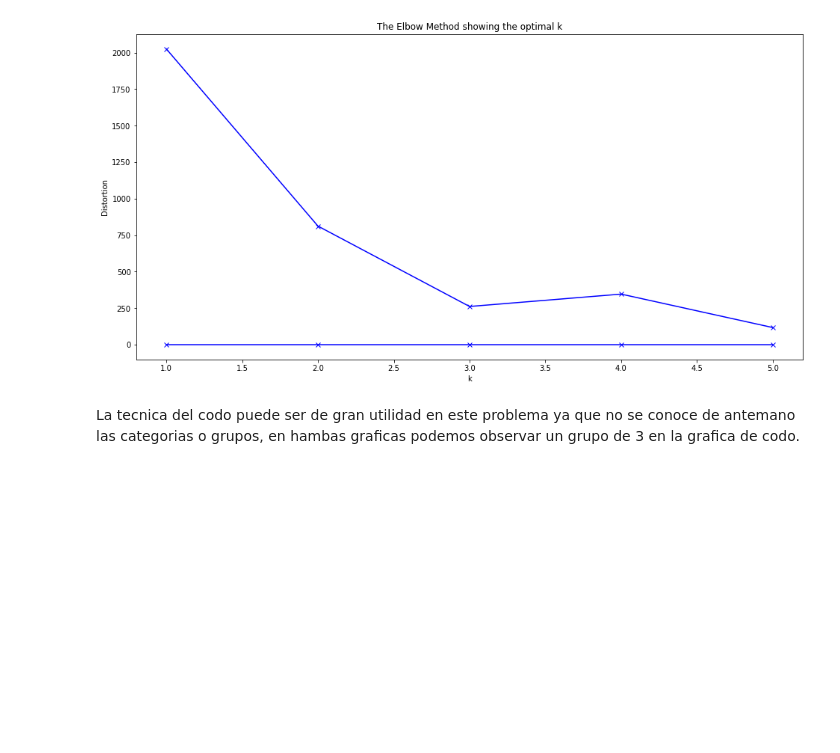
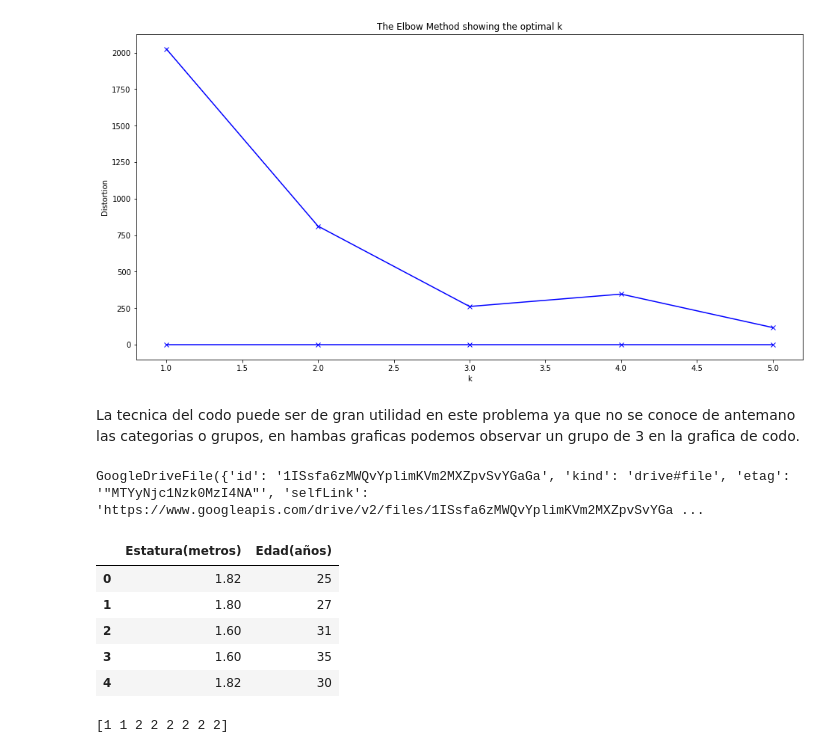
Before and after one commit to bhlr/-statisticalLearningii, a Jupyter notebook: lab1/lab1_SL2.ipynb, the cells around one changed output. Drawn from its saved outputs; the diff is of its cells as text; code cells hidden in the pictures; blank space fills up the shorter version.

```diff
--- a/lab1/lab1_SL2.ipynb
+++ b/lab1/lab1_SL2.ipynb
@@ -176,3 +176,27 @@ plt.show()
 [figure]
 # %% [markdown]
 La tecnica del codo puede ser de gran utilidad en este problema ya que no se conoce de antemano las categorias o grupos, en hambas graficas podemos observar un grupo de 3 en la grafica de codo.
+# %%
+#2. Get the file
+downloaded = drive.CreateFile({'id':"1ISsfa6zMWQvYplimKVm2MXZpvSvYGaGa"})   # replace the id with id of file you want to access
+downloaded.GetContentFile('estaturasvaltest.csv')
+downloaded
+# %% [output]
+GoogleDriveFile({'id': '1ISsfa6zMWQvYplimKVm2MXZpvSvYGaGa', 'kind': 'drive#file', 'etag': '"MTYyNjc1Nzk0MzI4NA"', 'selfLink': 'https://www.googleapis.com/drive/v2/files/1ISsfa6zMWQvYplimKVm2MXZpvSvYGa ...
+# %%
+estaturasvaltest_data = pd.read_csv('estaturasvaltest.csv')
+estaturasvaltest_data.head()
+# %% [output]
+|  | Estatura(metros) | Edad(años) |
+| 0 | 1.82 | 25 |
+| 1 | 1.80 | 27 |
+| 2 | 1.60 | 31 |
+| 3 | 1.60 | 35 |
+| 4 | 1.82 | 30 |
+# %%
+### predict Kmeans
+centers, labels,distance = Kmeans(estaturas_data, 3)
+labels = pairwise_distances_argmin(estaturasvaltest_data, centers)
+print(labels)
+# %% [output]
+[1 1 2 2 2 2 2 2]
```
Also changed, not shown: parts of 5 cells of this notebook.
